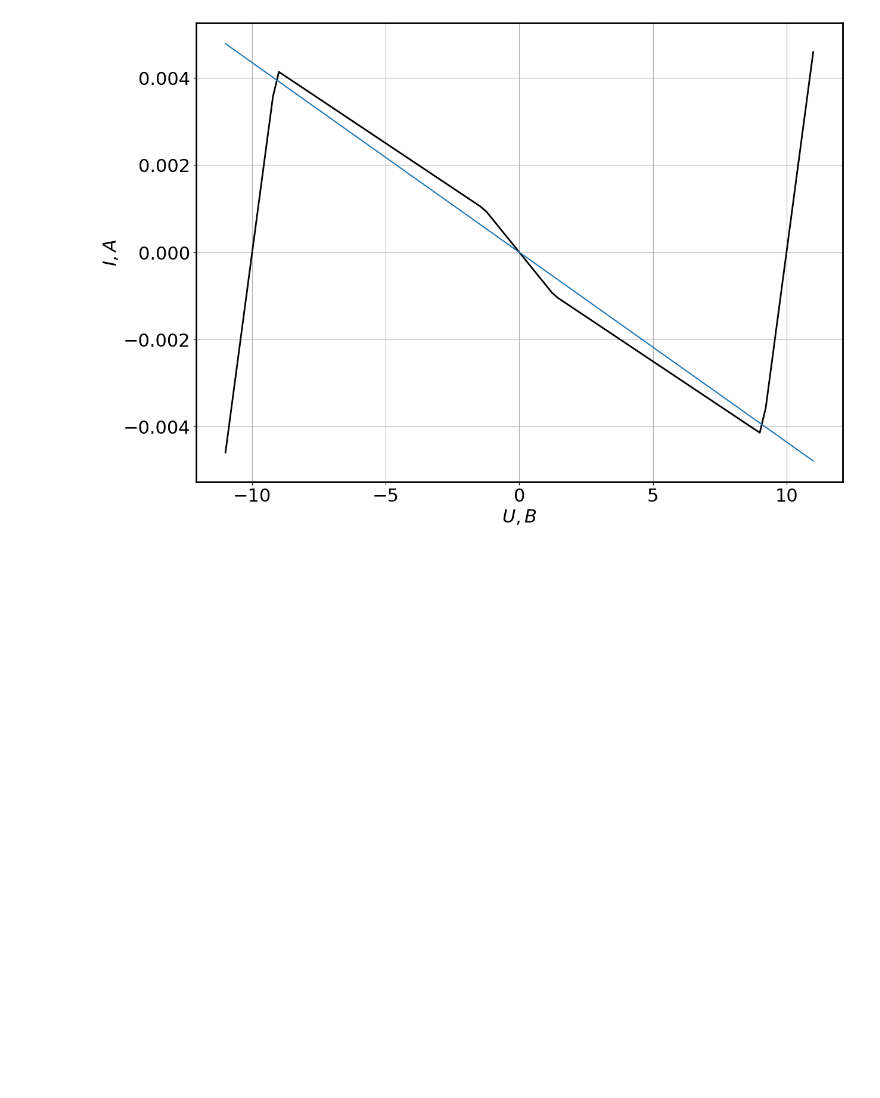
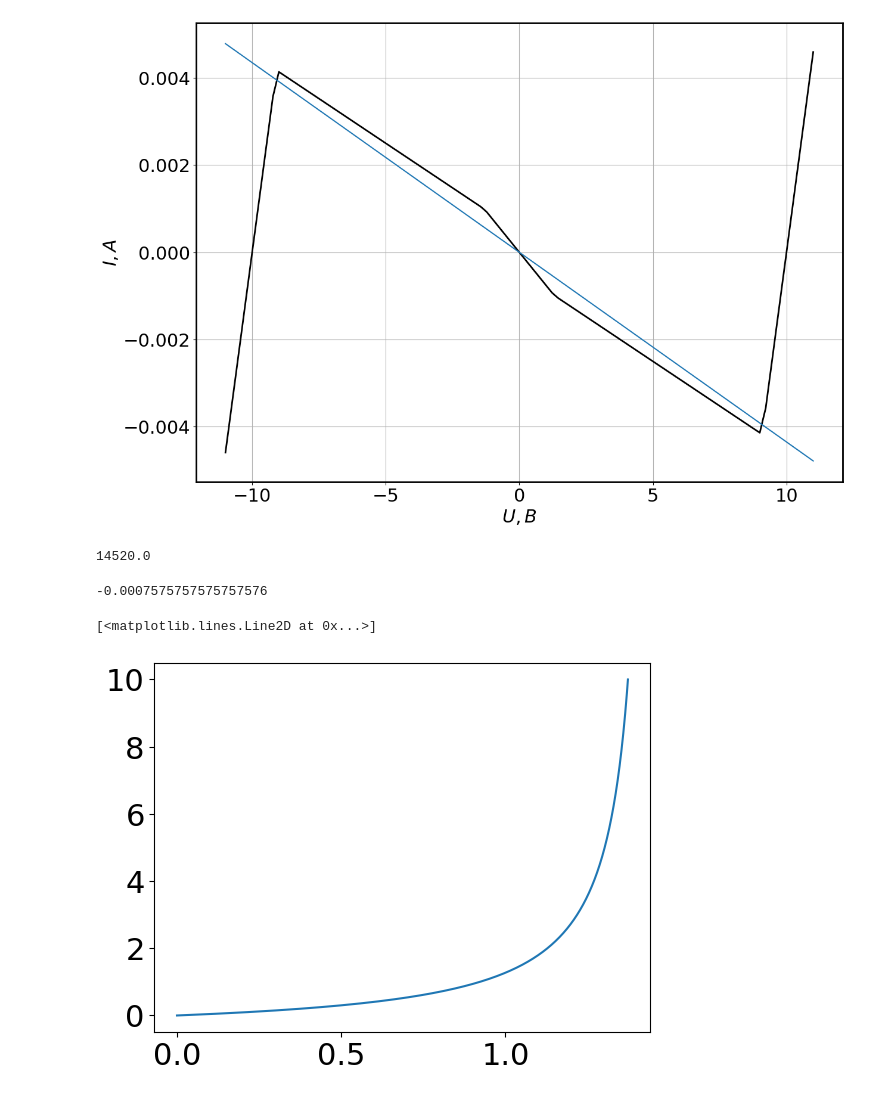
Before and after one commit to AndryDeveloper/chua-s_curcuit, a Jupyter notebook: simulation/simulator.ipynb, the cells around one changed output. Saved outputs shown, nothing was run; the diff lists cells and outputs as text; code cells hidden in the pictures; blank space fills up the shorter version.

```diff
--- a/simulation/simulator.ipynb
+++ b/simulation/simulator.ipynb
@@ -129,6 +129,24 @@ ax.set_xlabel(r"$U, В$")
 fig.savefig(r'VAC.eps', format='eps')
 # %% [output]
 [figure]
+# %%
+(C2 / C1 + 1) / -GG
+# %% [output]
+14520.0
+# %%
+GG
+# %% [output]
+-0.0007575757575757576
+# %%
+GG = VAC(0.01) / 0.01
+alpha = C2 / C1
+RL = np.linspace(0.1, 10000, 1000)
+L = R7 * R9 * C * RL / R8
+R = - (alpha + 1) / (alpha * GG + C2 / alpha / L / GG)
+plt.plot(R / 1000, RL / 1000)
+# %% [output]
+[<matplotlib.lines.Line2D at 0x...>]
+[figure, added]
 # %%
 initial_conditions = np.array([0.001, 0.001, 0.])  # Начальные условия
 t_span = (0, 0.01)
```
Also changed, not shown: 11 other files.
